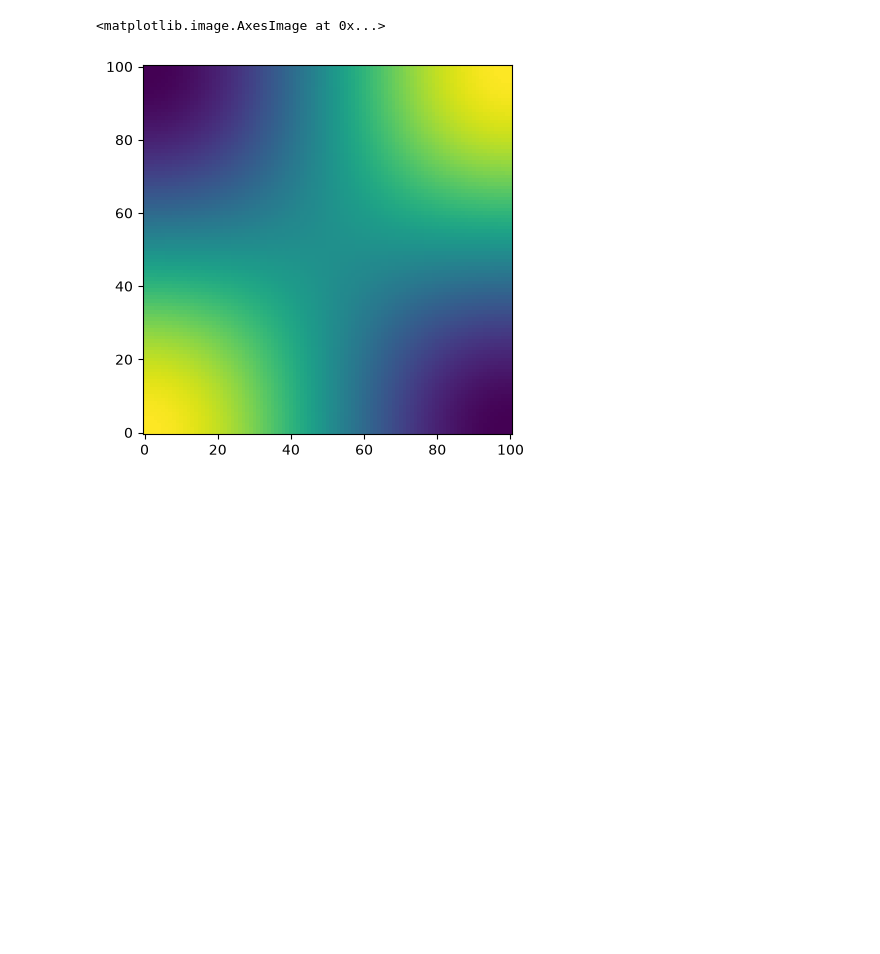
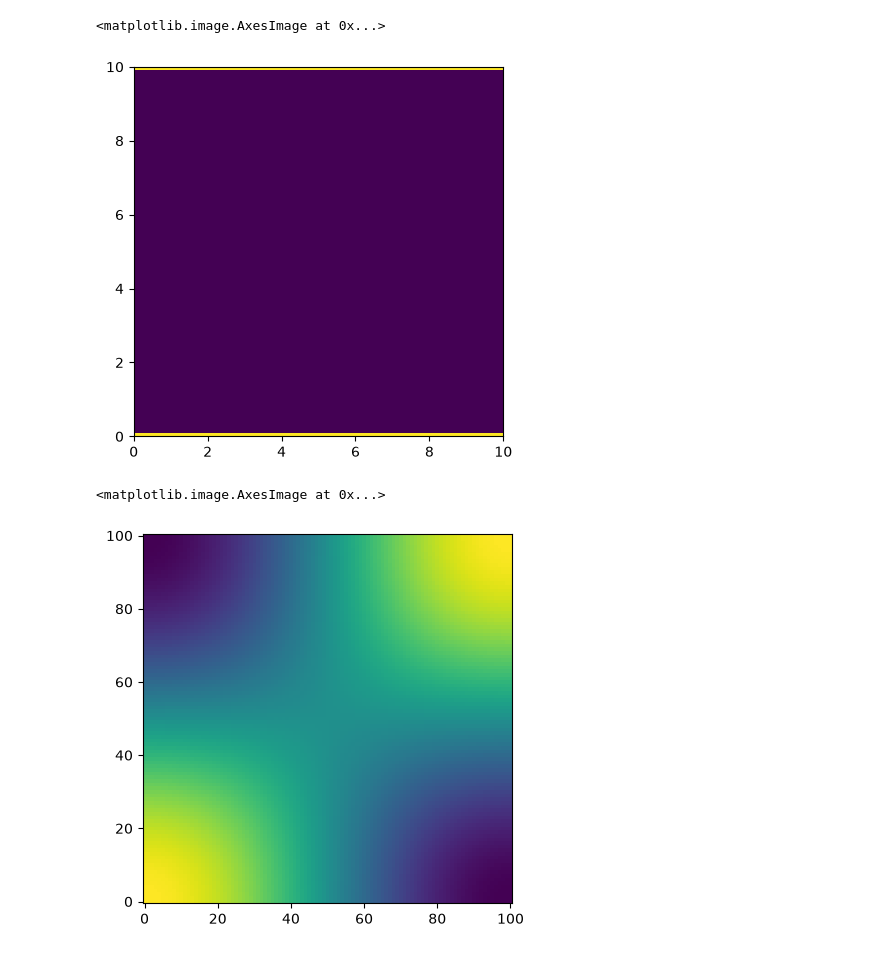
Before and after one commit to mfrans1/VloeiStof, a Jupyter notebook: examples/showcase.ipynb, the cells around one changed output. Cells and saved outputs as stored; diff of their text form; code cells hidden in the pictures; blank space fills up the shorter version.

Commit message:
exploring binary mesh method for defining boundaries, idea is to have 1 denote the walls and zeros denote the inlet and outlets. you could then have pressure initialize at the inlets and adjust the inlet boundaries as needed (neumann velocity and free pressure for example), and the solver should be good from there

```diff
--- a/examples/showcase.ipynb
+++ b/examples/showcase.ipynb
@@ -3,6 +3,44 @@ import matplotlib.pyplot as plt
 import numpy as np
 
 from fluids.navier import NavierStokesSolver
+# %%
+# physical parameters
+rho = 1000 # kgm^-3
+nu = 0.001/rho # Pa s / kgm^-3
+
+
+Nx, Ny = 101, 101
+dx, dy = 0.1, 0.1 # m
+
+x = np.arange(Nx) * dx
+y = np.arange(Ny) * dy
+
+Lx = x[-1]
+Ly = y[-1]
+
+X, Y = np.meshgrid(x, y, indexing="ij")
+
+p = np.zeros_like(X)
+
+p_exact = np.cos(np.pi * X / Lx) * np.cos(np.pi * Y / Ly)
+
+f = -((np.pi / Lx) ** 2 + (np.pi / Ly) ** 2) * p_exact
+
+solver = NavierStokesSolver(
+    Pmax=1, p=p, u=None, v=None, nu=nu, rho=rho, Lx=Lx, Ly=Ly, Nx=Nx, Ny=Ny
+    )
+
+
+boundary_mesh = np.zeros((Nx, Ny), dtype=bool)
+boundary_mesh[:, 0] = False
+boundary_mesh[:, -1] = False
+boundary_mesh[0, :] = True
+boundary_mesh[-1, :] = True
+
+plt.imshow(boundary_mesh, origin="lower", extent=[x[0], x[-1], y[0], y[-1]], aspect="equal")
+# %% [output]
+<matplotlib.image.AxesImage at 0x...>
+[figure, added]
 # %%
 # physical parameters
 rho = 1000 # kgm^-3
```
